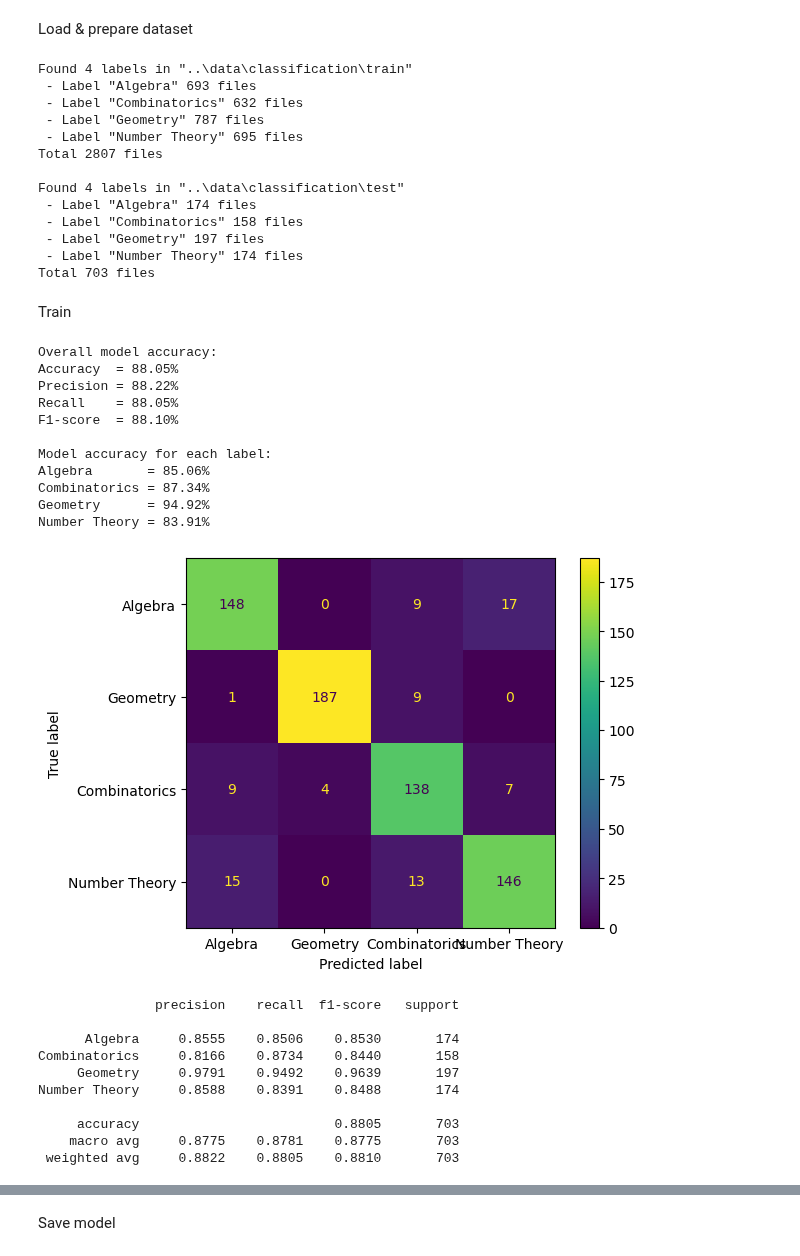
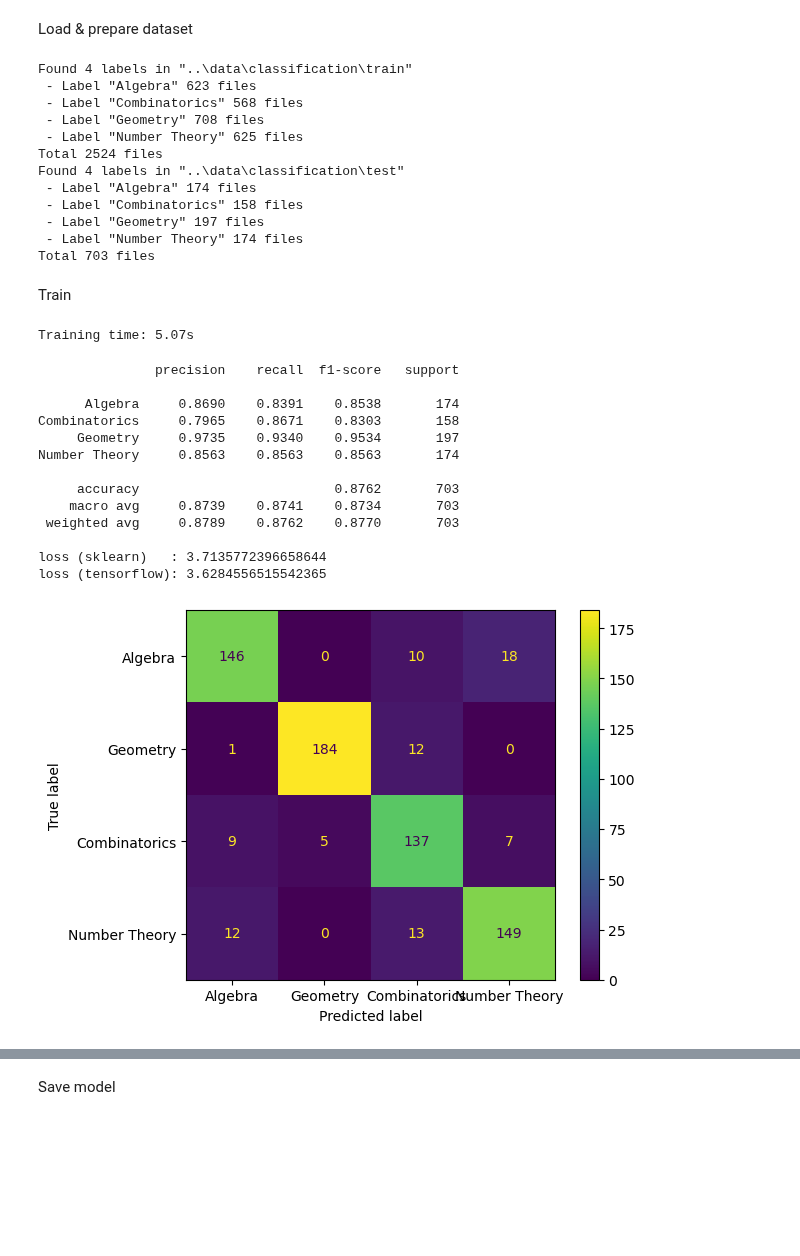
Before and after one commit to victorchendra02/Final-Academic-Project, a Jupyter notebook: models/01_SVC.ipynb, the cells around one changed output, grey strips where cells are left out. Saved outputs shown, nothing was run; the diff lists cells and outputs as text; code cells hidden in the pictures; blank space fills up the shorter version.

```diff
--- a/models/01_SVC.ipynb
+++ b/models/01_SVC.ipynb
@@ -16,21 +24,23 @@ Load & prepare dataset
 # %%
 X_train, y_train = load_text_dataset_from_directory(r"..\data\classification\train")
 X_test, y_test = load_text_dataset_from_directory(r"..\data\classification\test")
-entire_X = X_train + X_test
+y_train_indices, y_test_indices = [LABELS_DICT[label] for label in y_train], [LABELS_DICT[label] for label in y_test]
 
 # Preprocess text data (Representation text to numeric)
-vectorizer = TfidfVectorizer(lowercase=False)
-text_features = vectorizer.fit_transform(entire_X)
+lower_case = False
+start = perf_counter()
+vectorizer = TfidfVectorizer(lowercase=lower_case)
+vectorizer.fit(X_train)
 
-vectorized_X_train, vectorized_X_test = text_features[:len(X_train)], text_features[len(X_train):]
+vectorized_X_train = vectorizer.transform(X_train)
+vectorized_X_test = vectorizer.transform(X_test)
 # %% [output]
 Found 4 labels in "..\data\classification\train"
- - Label "Algebra" 693 files
- - Label "Combinatorics" 632 files
- - Label "Geometry" 787 files
- - Label "Number Theory" 695 files
-Total 2807 files
-
+ - Label "Algebra" 623 files
+ - Label "Combinatorics" 568 files
+ - Label "Geometry" 708 files
+ - Label "Number Theory" 625 files
+Total 2524 files
 Found 4 labels in "..\data\classification\test"
  - Label "Algebra" 174 files
  - Label "Combinatorics" 158 files
@@ -42,31 +52,35 @@ Train
 # %%
 model = SVC(kernel='linear', C=1.0, probability=True)
 model.fit(vectorized_X_train, y_train)
+end = perf_counter()
+training_time = end - start
+print(f"Training time: {training_time:.2f}s")
 
 y_pred = model.predict(vectorized_X_test)
+y_pred_proba = model.predict_proba(vectorized_X_test)
+# %% [output]
+Training time: 5.07s
-# %%
-# Evaluate model performance
-classification_evaluation(y_test, y_pred)
-# %% [output]
-Overall model accuracy:
-Accuracy  = 88.05%
-Precision = 88.22%
-Recall    = 88.05%
-F1-score  = 88.10%
-
-Model accuracy for each label:
-Algebra       = 85.06%
-Combinatorics = 87.34%
-Geometry      = 94.92%
-Number Theory = 83.91%
-[figure, removed]
-               precision    recall  f1-score   support
-
-      Algebra     0.8555    0.8506    0.8530       174
-Combinatorics     0.8166    0.8734    0.8440       158
-     Geometry     0.9791    0.9492    0.9639       197
-Number Theory     0.8588    0.8391    0.8488       174
-
-     accuracy                         0.8805       703
-    macro avg     0.8775    0.8781    0.8775       703
- weighted avg     0.8822    0.8805    0.8810       703
+# %%
+# Evaluate model performance
+heatmap, report = classification_evaluation(y_test, y_pred)
+loss_sklearn = log_loss(y_true=y_test_indices, y_pred=y_pred_proba)
+loss_tensorflow = reduce_mean(sparse_categorical_crossentropy(y_true=y_test_indices, y_pred=y_pred_proba)).numpy()
+
+print(f"loss (sklearn)   : {loss_sklearn}")
+print(f"loss (tensorflow): {loss_tensorflow}")
+heatmap.plot(); plt.show()
+# %% [output]
+               precision    recall  f1-score   support
+
+      Algebra     0.8690    0.8391    0.8538       174
+Combinatorics     0.7965    0.8671    0.8303       158
+     Geometry     0.9735    0.9340    0.9534       197
+Number Theory     0.8563    0.8563    0.8563       174
+
+     accuracy                         0.8762       703
+    macro avg     0.8739    0.8741    0.8734       703
+ weighted avg     0.8789    0.8762    0.8770       703
+
+loss (sklearn)   : 3.7135772396658644
+loss (tensorflow): 3.6284556515542365
+[figure, added]
```
Also changed, not shown: parts of 3 cells of this notebook, 1 other file.
